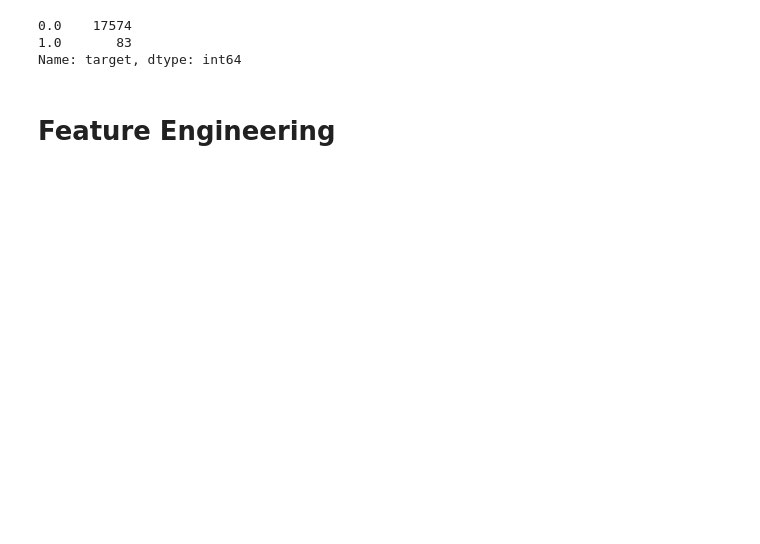
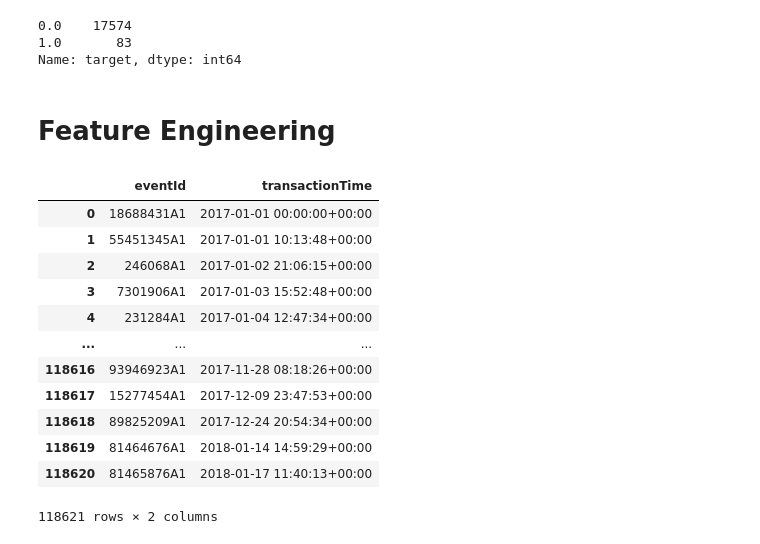
Before and after one commit to LeonMilosevic/fraud_homework_redo, a Jupyter notebook: fraud_homework_redo.ipynb, the cells around one changed output. Cells and saved outputs as stored; diff of their text form; code cells hidden in the pictures; blank space fills up the shorter version.

```diff
--- a/fraud_homework_redo.ipynb
+++ b/fraud_homework_redo.ipynb
@@ -443,13 +443,15 @@ df_data = zip_encoder(data, pgeocode, pycountry, soup)
 # %%
 acc_nums = df_data.accountNumber.unique().tolist()
 # %%
-temp_df = pd.DataFrame()
+temp_df = pd.DataFrame(df_data[['eventId', 'transactionTime']])
 
 for acc in acc_nums:
   # dataframe should contain 15 columns of time_diff for each acc
-  acc_df = pd.DataFrame()
+  acc_df = pd.DataFrame(df_data[df_data['accountNumber'] == acc].sort_values(by='transactionTime'))
 
   for i in range(15):
-    df_data[df_data['accountNumber'] == '446aa601'].sort_values(by='transactionTime')['transactionTime'].diff(periods=i+1).apply(lambda x: x/np.timedelta64(1, 'm')).fillna(0).astype('int64')
-    # append series to a dataframe here
+    acc_time_difference = df_data[df_data['accountNumber'] == acc].sort_values(by='transactionTime').set_index('eventId')['transactionTime'].diff(periods=i+1).apply(lambda x: x/np.timedelta64(1, 'm')).fillna(0).astype('int64')
+    temp_df_2 = pd.DataFrame({"eventId": acc_time_difference.index, 'transactionTime': acc_time_difference.values})
+    acc_df.merge(temp_df_2, how='inner', on="eventId")
   # append acc_df to temp_df
+  temp_df.append(acc_df)
@@ -458,0 +458,16 @@ df_data[df_data['accountNumber'] == '446aa601'].sort_values(by='transactionTime'
+# %%
+temp_df
+# %% [output]
+|  | eventId | transactionTime |
+| 0 | 18688431A1 | 2017-01-01 00:00:00+00:00 |
+| 1 | 55451345A1 | 2017-01-01 10:13:48+00:00 |
+| 2 | 246068A1 | 2017-01-02 21:06:15+00:00 |
+| 3 | 7301906A1 | 2017-01-03 15:52:48+00:00 |
+| 4 | 231284A1 | 2017-01-04 12:47:34+00:00 |
+| ... | ... | ... |
+| 118616 | 93946923A1 | 2017-11-28 08:18:26+00:00 |
+| 118617 | 15277454A1 | 2017-12-09 23:47:53+00:00 |
+| 118618 | 89825209A1 | 2017-12-24 20:54:34+00:00 |
+| 118619 | 81464676A1 | 2018-01-14 14:59:29+00:00 |
+| 118620 | 81465876A1 | 2018-01-17 11:40:13+00:00 |
+118621 rows × 2 columns
```
Also changed, not shown: parts of 16 cells of this notebook.
